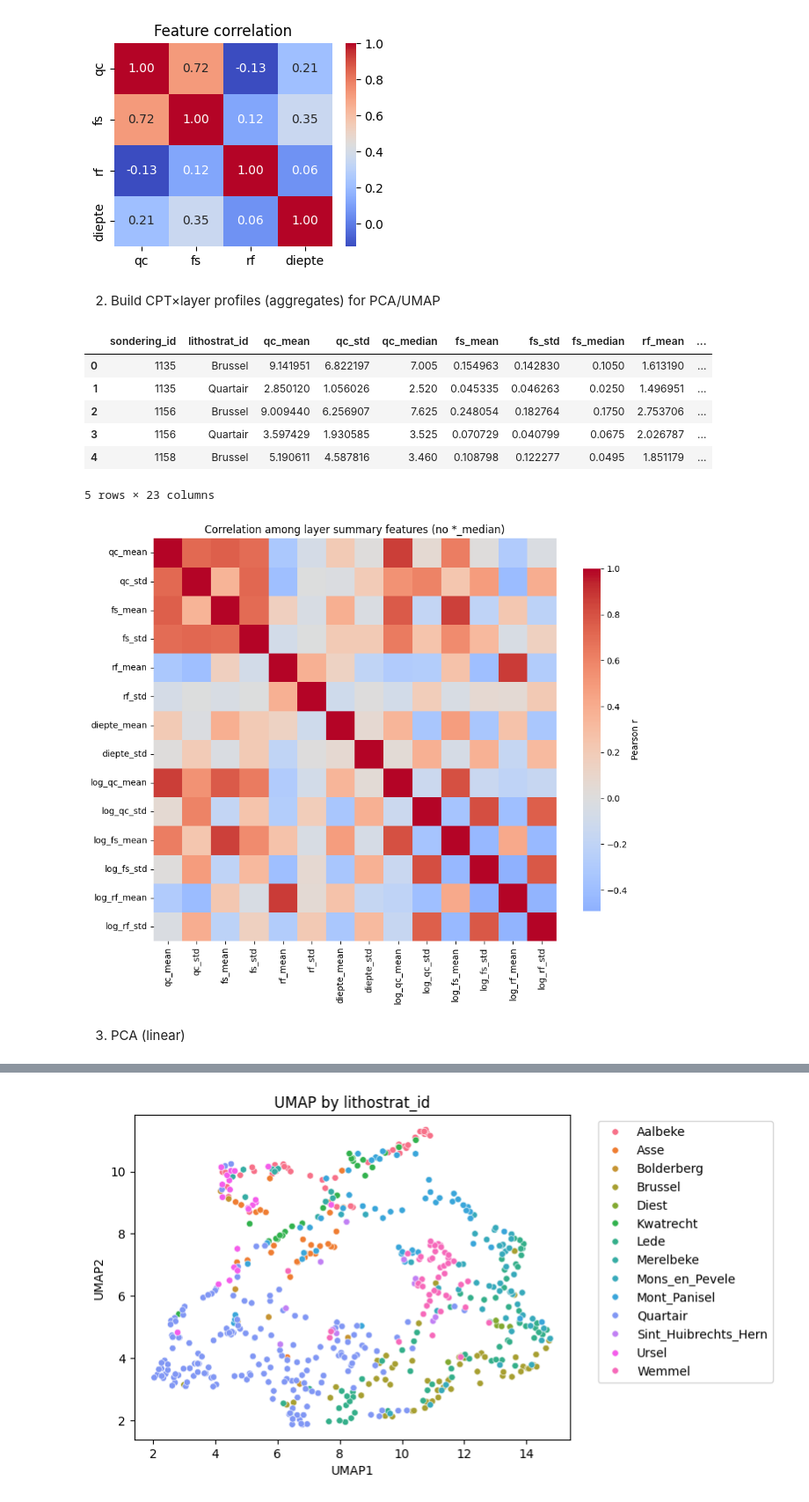
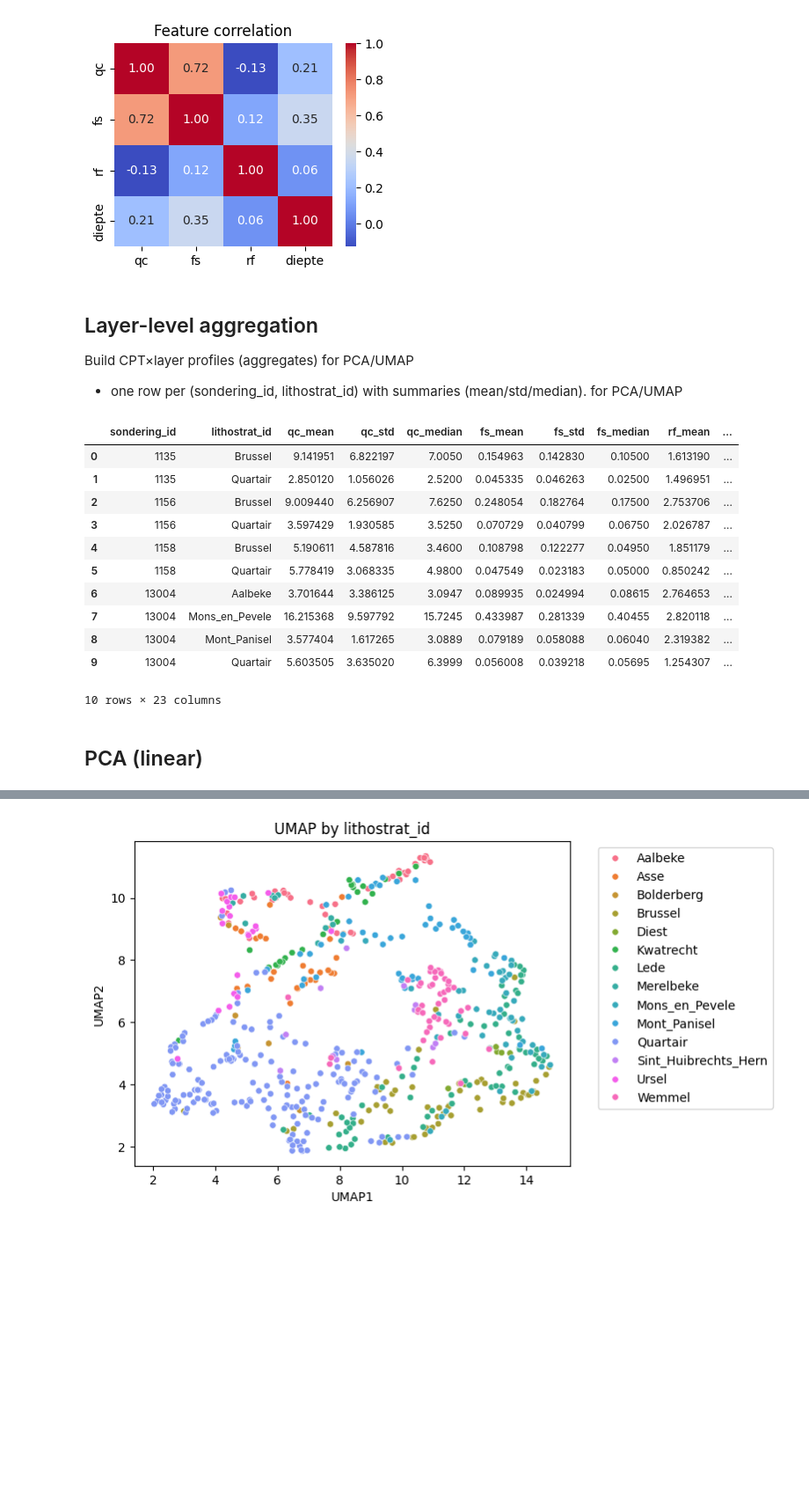
Before and after one commit to andrea-maza/PDS_MAEPS, a Jupyter notebook: PCA_Andrea_Maza.ipynb, the cells around one changed output, grey strips where cells are left out. Shown at 88% size. Saved outputs shown, nothing was run; the diff lists cells and outputs as text; code cells hidden in the pictures; blank space fills up the shorter version.

```diff
--- a/PCA_Andrea_Maza.ipynb
+++ b/PCA_Andrea_Maza.ipynb
@@ -499,47 +511,32 @@ sns.heatmap(corr, annot=True, cmap='coolwarm', fmt='.2f'); plt.title('Feature co
 # %% [output]
 [figure]
 # %% [markdown]
-2) Build CPT×layer profiles (aggregates) for PCA/UMAP
+## Layer-level aggregation
+Build CPT×layer profiles (aggregates) for PCA/UMAP
+
+* one row per (sondering_id, lithostrat_id) with  summaries (mean/std/median). for PCA/UMAP
 # %%
 #makes one row per (CPT, layer) with summary stats.
 summary_feats = [c for c in ['qc','fs','rf','diepte','log_qc','log_fs','log_rf'] if c in data_for_pca.columns]
 layer_profiles = (data_for_pca
                   .groupby(['sondering_id','lithostrat_id'])[summary_feats]
                   .agg(['mean','std','median'])
                   .reset_index())
 
 # flatten multi-index columns
 layer_profiles.columns = ['sondering_id','lithostrat_id'] + ['_'.join(col) for col in layer_profiles.columns[2:]]
-display(layer_profiles.head())
+display(layer_profiles.head(10))
 # %% [output]
 |  | sondering_id | lithostrat_id | qc_mean | qc_std | qc_median | fs_mean | fs_std | fs_median | rf_mean | ... |
-| 0 | 1135 | Brussel | 9.141951 | 6.822197 | 7.005 | 0.154963 | 0.142830 | 0.1050 | 1.613190 | ... |
-| 1 | 1135 | Quartair | 2.850120 | 1.056026 | 2.520 | 0.045335 | 0.046263 | 0.0250 | 1.496951 | ... |
-| 2 | 1156 | Brussel | 9.009440 | 6.256907 | 7.625 | 0.248054 | 0.182764 | 0.1750 | 2.753706 | ... |
-| 3 | 1156 | Quartair | 3.597429 | 1.930585 | 3.525 | 0.070729 | 0.040799 | 0.0675 | 2.026787 | ... |
-| 4 | 1158 | Brussel | 5.190611 | 4.587816 | 3.460 | 0.108798 | 0.122277 | 0.0495 | 1.851179 | ... |
+| 0 | 1135 | Brussel | 9.141951 | 6.822197 | 7.0050 | 0.154963 | 0.142830 | 0.10500 | 1.613190 | ... |
+| 1 | 1135 | Quartair | 2.850120 | 1.056026 | 2.5200 | 0.045335 | 0.046263 | 0.02500 | 1.496951 | ... |
+| 2 | 1156 | Brussel | 9.009440 | 6.256907 | 7.6250 | 0.248054 | 0.182764 | 0.17500 | 2.753706 | ... |
+| 3 | 1156 | Quartair | 3.597429 | 1.930585 | 3.5250 | 0.070729 | 0.040799 | 0.06750 | 2.026787 | ... |
+| 4 | 1158 | Brussel | 5.190611 | 4.587816 | 3.4600 | 0.108798 | 0.122277 | 0.04950 | 1.851179 | ... |
+| 5 | 1158 | Quartair | 5.778419 | 3.068335 | 4.9800 | 0.047549 | 0.023183 | 0.05000 | 0.850242 | ... |
+| 6 | 13004 | Aalbeke | 3.701644 | 3.386125 | 3.0947 | 0.089935 | 0.024994 | 0.08615 | 2.764653 | ... |
+| 7 | 13004 | Mons_en_Pevele | 16.215368 | 9.597792 | 15.7245 | 0.433987 | 0.281339 | 0.40455 | 2.820118 | ... |
+| 8 | 13004 | Mont_Panisel | 3.577404 | 1.617265 | 3.0889 | 0.079189 | 0.058088 | 0.06040 | 2.319382 | ... |
+| 9 | 13004 | Quartair | 5.603505 | 3.635020 | 6.3999 | 0.056008 | 0.039218 | 0.05695 | 1.254307 | ... |
-5 rows × 23 columns
+10 rows × 23 columns
-# %%
-import seaborn as sns
-import matplotlib.pyplot as plt
-
-# pick features for qc/fs/rf/diepte (includes log_* if present), EXCLUDING *_median
-features = [
-    c for c in layer_profiles.columns
-    if any(v in c for v in ['qc','fs','rf','diepte'])          # keep only these variables
-    and not c.endswith('_median')                               # drop medians
-    and c not in ['sondering_id','lithostrat_id']               # drop IDs
-]
-
-# (optional) make sure they're numeric
-corr = layer_profiles[features].apply(pd.to_numeric, errors='coerce').corr()
-
-plt.figure(figsize=(10,8))
-sns.heatmap(corr, cmap='coolwarm', center=0, annot=False, square=True,
-            cbar_kws={'shrink':0.85, 'label':'Pearson r'})
-plt.title("Correlation among layer summary features (no *_median)")
-plt.tight_layout()
-plt.show()
-# %% [output]
-[figure, removed]
 # %%
@@ -549,5 +551,5 @@ lp_bal = (layer_profiles.groupby('lithostrat_id', group_keys=False)
 # %% [markdown]
-3) PCA (linear)
+## PCA (linear)
 # %%
 from sklearn.preprocessing import StandardScaler
 from sklearn.decomposition import PCA
```
Also changed, not shown: parts of 37 cells of this notebook.
